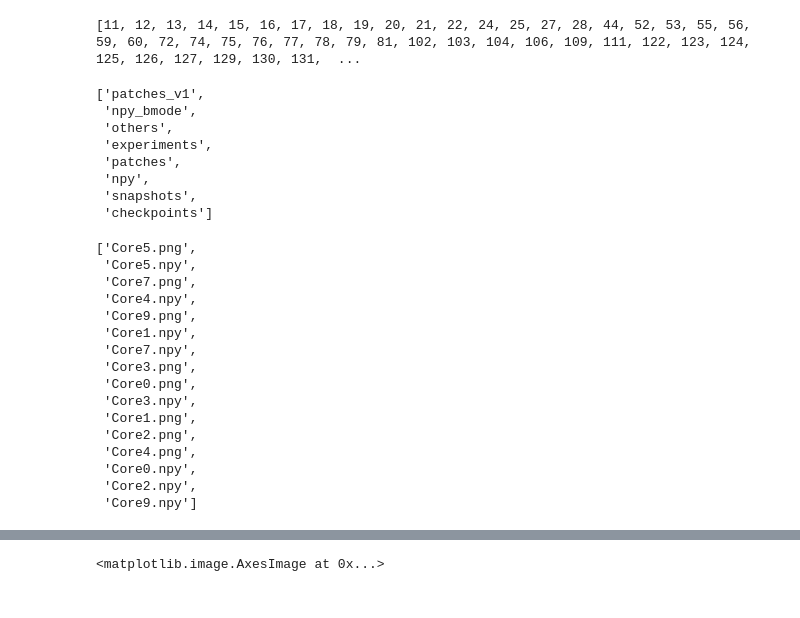
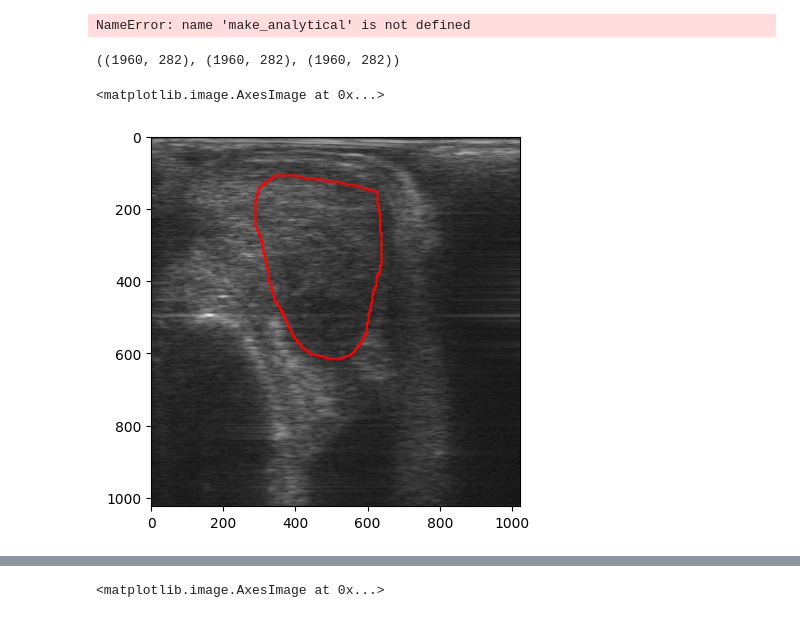
Before and after one commit to mharmanani/cinepro, a Jupyter notebook: explore_bk.ipynb, the cells around one changed output, grey strips where cells are left out. Cells and saved outputs as stored; diff of their text form; code cells hidden in the pictures.

```diff
--- a/explore_bk.ipynb
+++ b/explore_bk.ipynb
@@ -19,40 +39,33 @@ DATA_DIR_PATCH_ROOT =  "/ssd005/projects/exactvu_pca/bk_ubc/patches/UBC/patch_48
+# %%
+q_needle = np.load(f'{QUEENS_CORES}/pat2001_cor9_needle.npy')
+q_prost = np.load(f'{QUEENS_CORES}/pat2001_cor9_prostate.npy')
+q_rf = np.load(f'{QUEENS_CORES}/pat2001_cor9_rf.npy')
+# %%
+
+
+q_bmode = make_analytical(q_rf[:, :, -1])
+# %% [output]
+NameError: name 'make_analytical' is not defined
+# %%
+q_needle.shape, q_prost.shape, q_bmode.shape
+# %% [output]
+((1960, 282), (1960, 282), (1960, 282))
+# %%
+q_bmode = resize(q_bmode, (1024, 1024))
+q_needle = resize(q_needle, (1024, 1024))
+q_prost = resize(q_prost, (1024, 1024))
+masked = q_needle * q_prost
+
+plt.imshow(q_bmode, cmap='gray')
+plt.contour(q_prost,  colors='r')
+plt.contour(q_needle,  colors='b')
+plt.imshow(np.ma.masked_where(masked == 0, masked), alpha=0.8)#, cmap='jet')
+# %% [output]
+<matplotlib.image.AxesImage at 0x...>
+[figure, added]
 # %%
 df_lensepro_cores = pd.read_csv("lensepro_metadata.csv")
 # %%
 train = df_lensepro_cores[df_lensepro_cores.set == 'train'].id
 val = df_lensepro_cores[df_lensepro_cores.set == 'val'].id
 test = df_lensepro_cores[df_lensepro_cores.set == 'test'].id
-# %%
-print(list(set(val)))
-# %% [output]
-[11, 12, 13, 14, 15, 16, 17, 18, 19, 20, 21, 22, 24, 25, 27, 28, 44, 52, 53, 55, 56, 59, 60, 72, 74, 75, 76, 77, 78, 79, 81, 102, 103, 104, 106, 109, 111, 122, 123, 124, 125, 126, 127, 129, 130, 131,  ...
-# %%
-os.listdir(DATA_DIR_ROOT_MAIN)
-# %% [output]
-['patches_v1',
- 'npy_bmode',
- 'others',
- 'experiments',
- 'patches',
- 'npy',
- 'snapshots',
- 'checkpoints']
-# %%
-os.listdir(f'{DATA_DIR_ROOT_MAIN}/npy_bmode/Patient11')
-# %% [output]
-['Core5.png',
- 'Core5.npy',
- 'Core7.png',
- 'Core4.npy',
- 'Core9.png',
- 'Core1.npy',
- 'Core7.npy',
- 'Core3.png',
- 'Core0.png',
- 'Core3.npy',
- 'Core1.png',
- 'Core2.png',
- 'Core4.png',
- 'Core0.npy',
- 'Core2.npy',
- 'Core9.npy']
```
Also changed, not shown: parts of 12 cells of this notebook, 12 other files.
